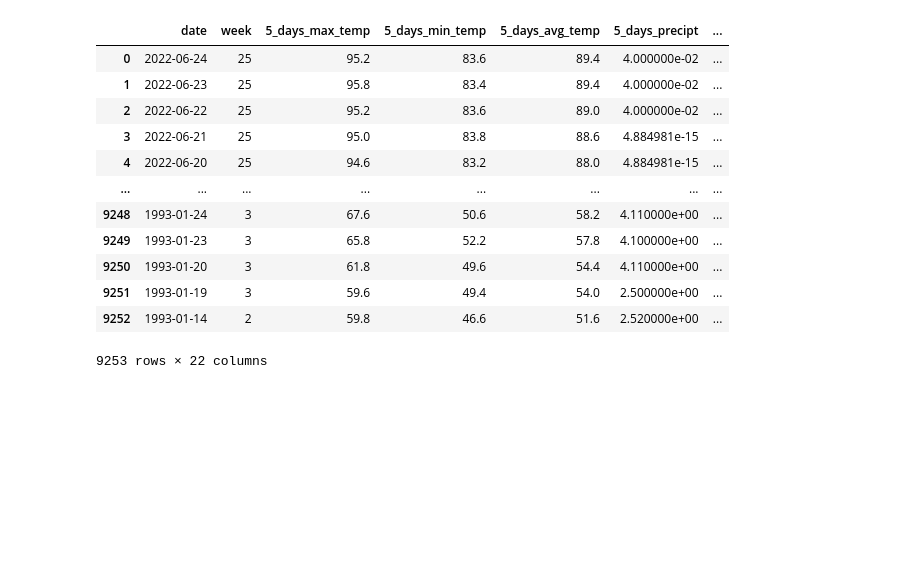
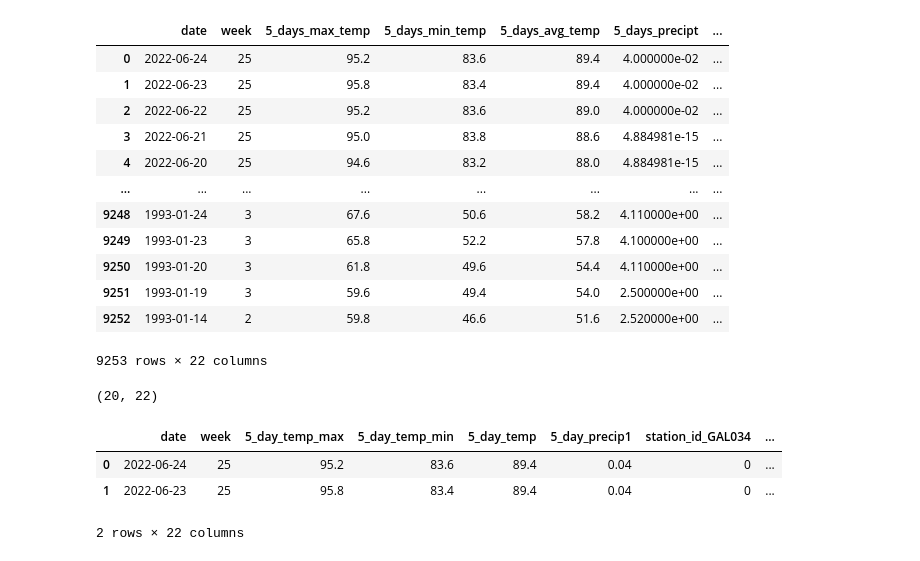
Before and after one commit to david-garza/enterococci_prediction_analysis, a Jupyter notebook: API_call.ipynb, the cells around one changed output. Saved outputs shown, nothing was run; the diff lists cells and outputs as text; code cells hidden in the pictures; blank space fills up the shorter version.

```diff
--- a/API_call.ipynb
+++ b/API_call.ipynb
@@ -308,8 +327,18 @@ new_weather_data_df
 | 9251 | 1993-01-19 | 3 | 59.6 | 49.4 | 54.0 | 2.500000e+00 | ... |
 | 9252 | 1993-01-14 | 2 | 59.8 | 46.6 | 51.6 | 2.520000e+00 | ... |
 9253 rows × 22 columns
+# %%
+new_weather_data_df = new_weather_data_df.head(20)
+new_weather_data_df.shape
+# %% [output]
+(20, 22)
 # %%
 # Renaming the columns to match the ML model dataframe.
-renamed_weather_data_df = weather_data_df.rename(columns={"":""})
+renamed_weather_data_df = new_weather_data_df.rename(columns={"5_days_precipt":"5_day_precip1", "5_days_avg_temp":"5_day_temp", "5_days_max_temp":"5_day_temp_max", "5_days_min_temp":"5_day_temp_min"})
 
 renamed_weather_data_df.head(2)
+# %% [output]
+|  | date | week | 5_day_temp_max | 5_day_temp_min | 5_day_temp | 5_day_precip1 | station_id_GAL034 | ... |
+| 0 | 2022-06-24 | 25 | 95.2 | 83.6 | 89.4 | 0.04 | 0 | ... |
+| 1 | 2022-06-23 | 25 | 95.8 | 83.4 | 89.4 | 0.04 | 0 | ... |
+2 rows × 22 columns
```
Also changed, not shown: parts of 7 cells of this notebook.
